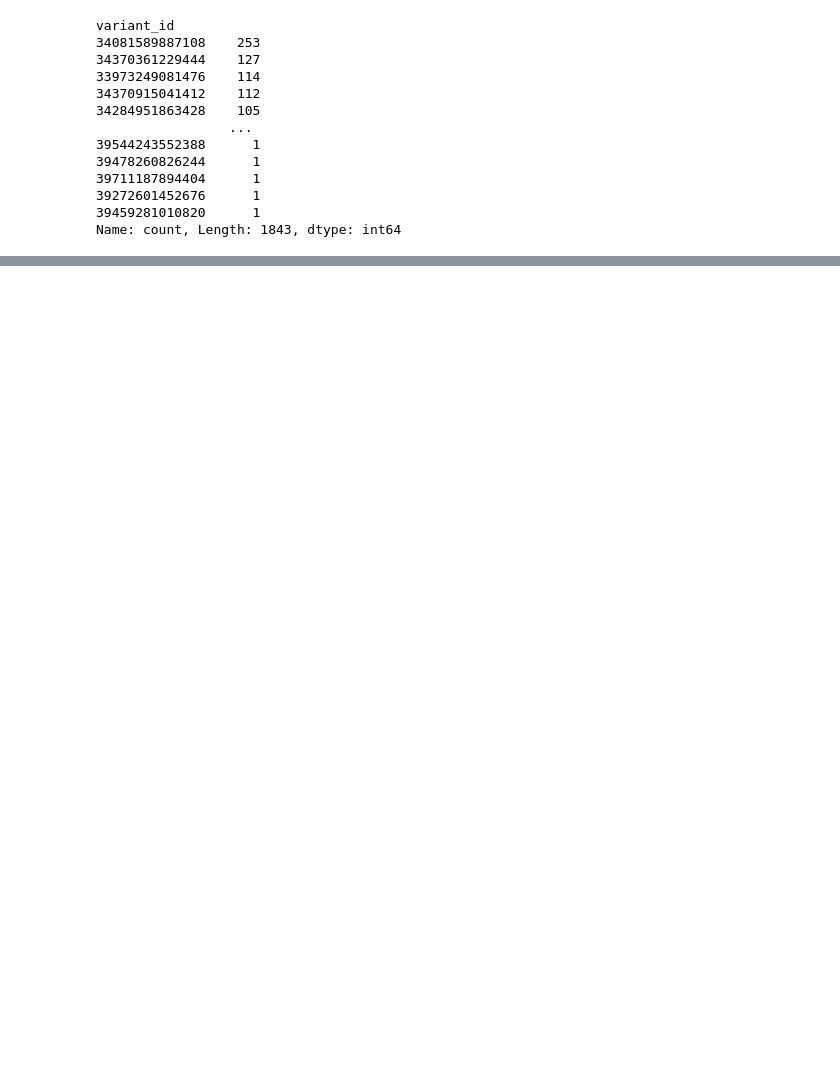
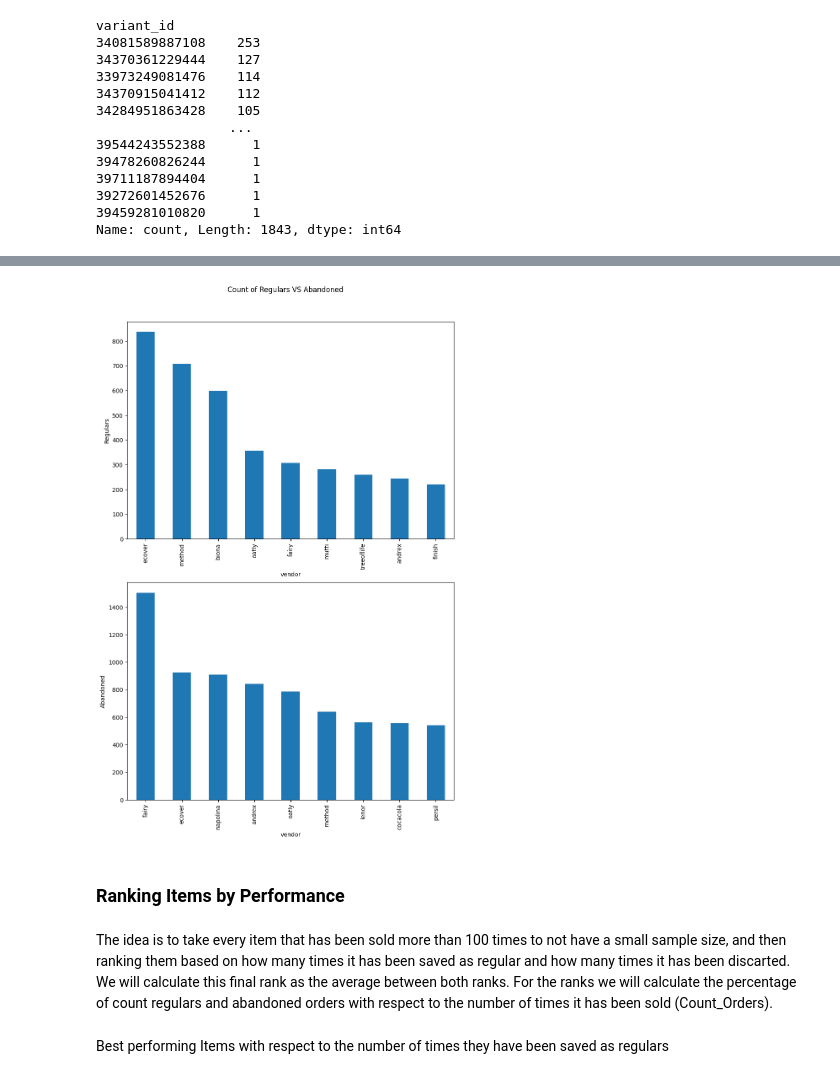
Before and after one commit to alvaro-dda/zrive-ds, a Jupyter notebook: src/module_2/module_2_data_cleaning_1.ipynb, the cells around one changed output, grey strips where cells are left out. Cells and saved outputs as stored; diff of their text form; code cells hidden in the pictures; blank space fills up the shorter version.

```diff
--- a/src/module_2/module_2_data_cleaning_1.ipynb
+++ b/src/module_2/module_2_data_cleaning_1.ipynb
@@ -308,0 +290,15 @@ Name: ordered_items_len, Length: 8773, dtype: int64
+# %%
+
+fig, axes = plt.subplots(2, 1, figsize=(10, 14))
+
+orders_summary_df.groupby(by ='vendor')['Count_Regulars'].sum().sort_values(ascending=False)[:9].plot(kind='bar', ax=axes[0],ylabel='Regulars')
+orders_summary_df.groupby(by ='vendor')['Count_Abandoned_Orders'].sum().sort_values(ascending=False)[:9].plot(kind='bar',  ax=axes[1],ylabel='Abandoned')
+
+plt.suptitle('Count of Regulars VS Abandoned', fontsize=12)
+plt.subplots_adjust(top=0.92)
+# %% [output]
+[figure, added]
+# %% [markdown]
+### Ranking Items by Performance
+# %% [markdown]
+The idea is to take every item that has been sold more than 100 times to not have a small sample size, and then ranking them based on how many times it has been saved as regular and how many times it has been discarted. We will calculate this final rank as the average between both ranks. For the ranks we will calculate the percentage of count regulars and abandoned orders with respect to the number of times it has been sold (Count_Orders).
@@ -308,0 +311,2 @@ Name: ordered_items_len, Length: 8773, dtype: int64
+# %% [markdown]
+Best performing Items with respect to the number of times they have been saved as regulars
```
Also changed, not shown: parts of 48 cells of this notebook.
